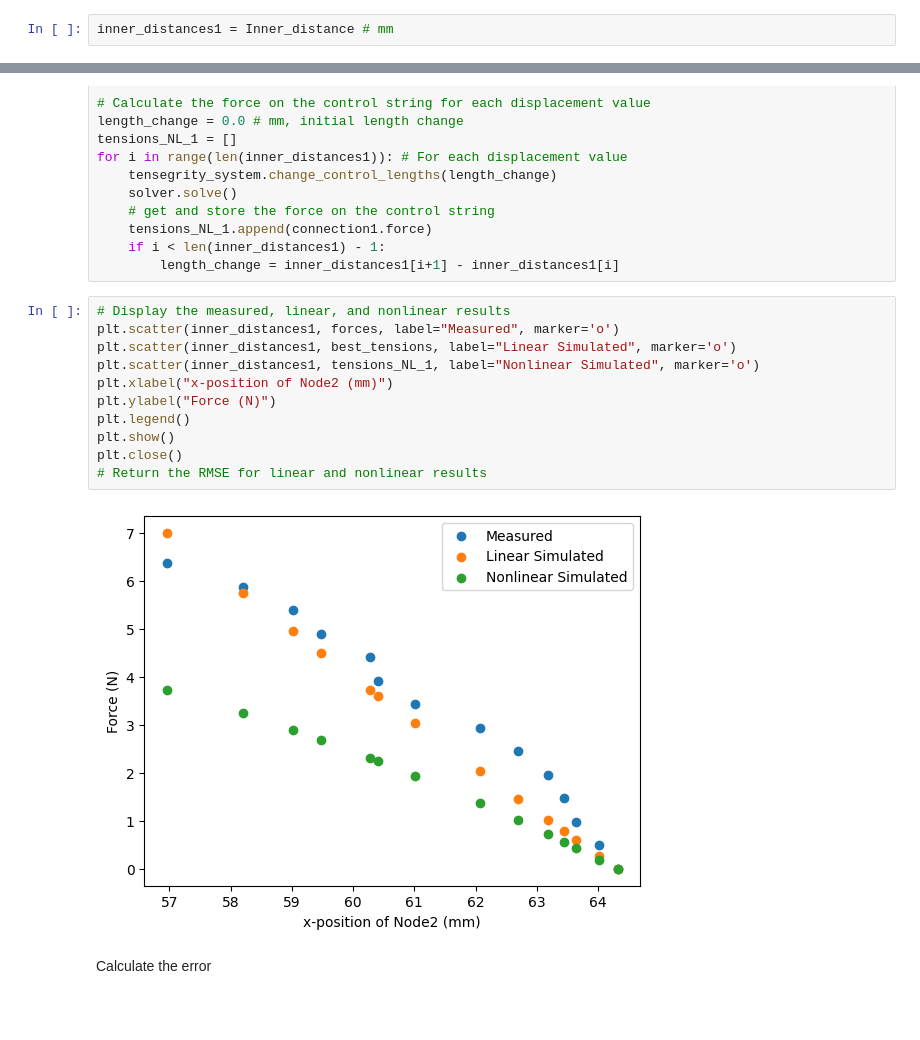
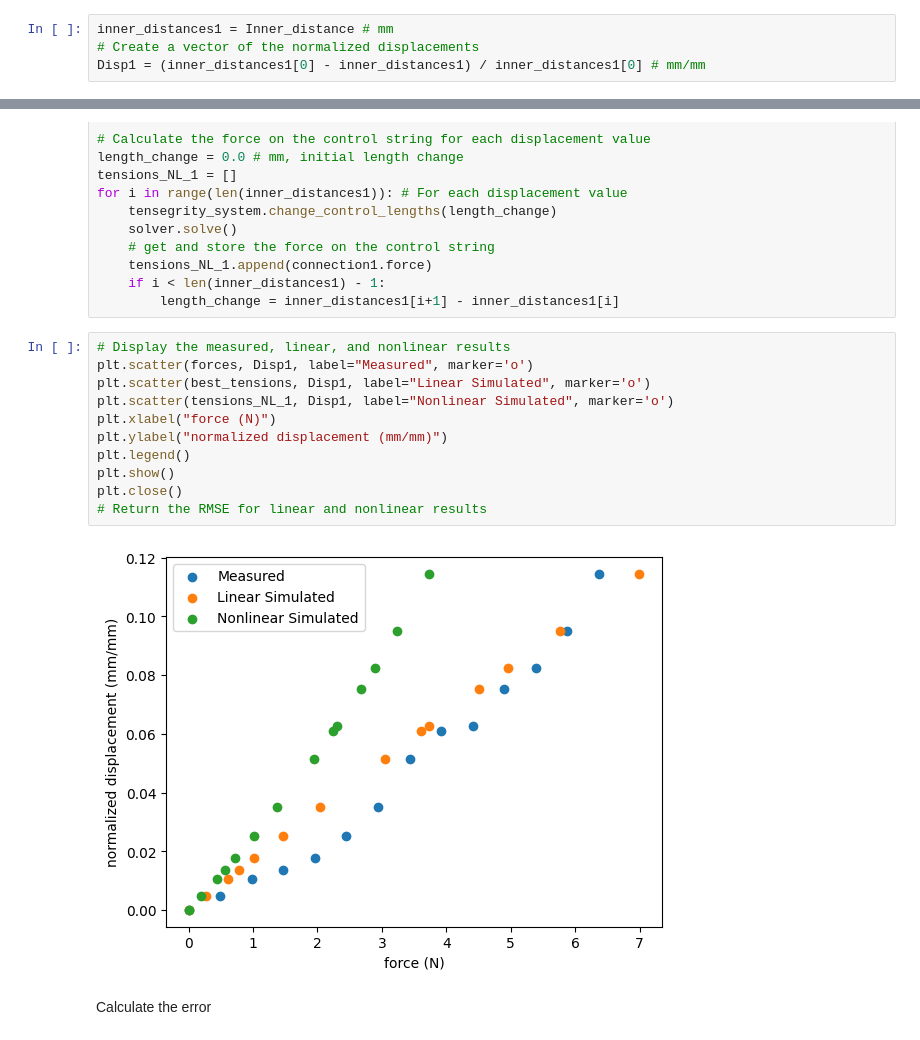
Before and after one commit to TheSmashLab/Tensegrity, a Jupyter notebook: Validation/OvertureValidation.ipynb, the cells around one changed output, grey strips where cells are left out. Cells and saved outputs as stored; diff of their text form; blank space fills up the shorter version.

```diff
--- a/Validation/OvertureValidation.ipynb
+++ b/Validation/OvertureValidation.ipynb
@@ -99,6 +99,8 @@ Max slope: 2.8422980212817373 N/mm
 # Array 1
 # %%
 inner_distances1 = Inner_distance # mm
+# Create a vector of the normalized displacements
+Disp1 = (inner_distances1[0] - inner_distances1) / inner_distances1[0] # mm/mm
 # %% [markdown]
 The ideal linear stiffness value for array 1
 # %%
@@ -209,17 +211,17 @@ for i in range(len(inner_distances1)): # For each displacement value
         length_change = inner_distances1[i+1] - inner_distances1[i]
 # %%
 # Display the measured, linear, and nonlinear results
-plt.scatter(inner_distances1, forces, label="Measured", marker='o')
-plt.scatter(inner_distances1, best_tensions, label="Linear Simulated", marker='o')
-plt.scatter(inner_distances1, tensions_NL_1, label="Nonlinear Simulated", marker='o')
-plt.xlabel("x-position of Node2 (mm)")
-plt.ylabel("Force (N)")
+plt.scatter(forces, Disp1, label="Measured", marker='o')
+plt.scatter(best_tensions, Disp1, label="Linear Simulated", marker='o')
+plt.scatter(tensions_NL_1, Disp1, label="Nonlinear Simulated", marker='o')
+plt.xlabel("force (N)")
+plt.ylabel("normalized displacement (mm/mm)")
 plt.legend()
 plt.show()
 plt.close()
 # Return the RMSE for linear and nonlinear results
 # %% [output]
-[figure, old version]
+[figure, new version]
 # %% [markdown]
 Calculate the error
 # %%
```
Also changed, not shown: parts of 13 cells of this notebook, 8 other files.
